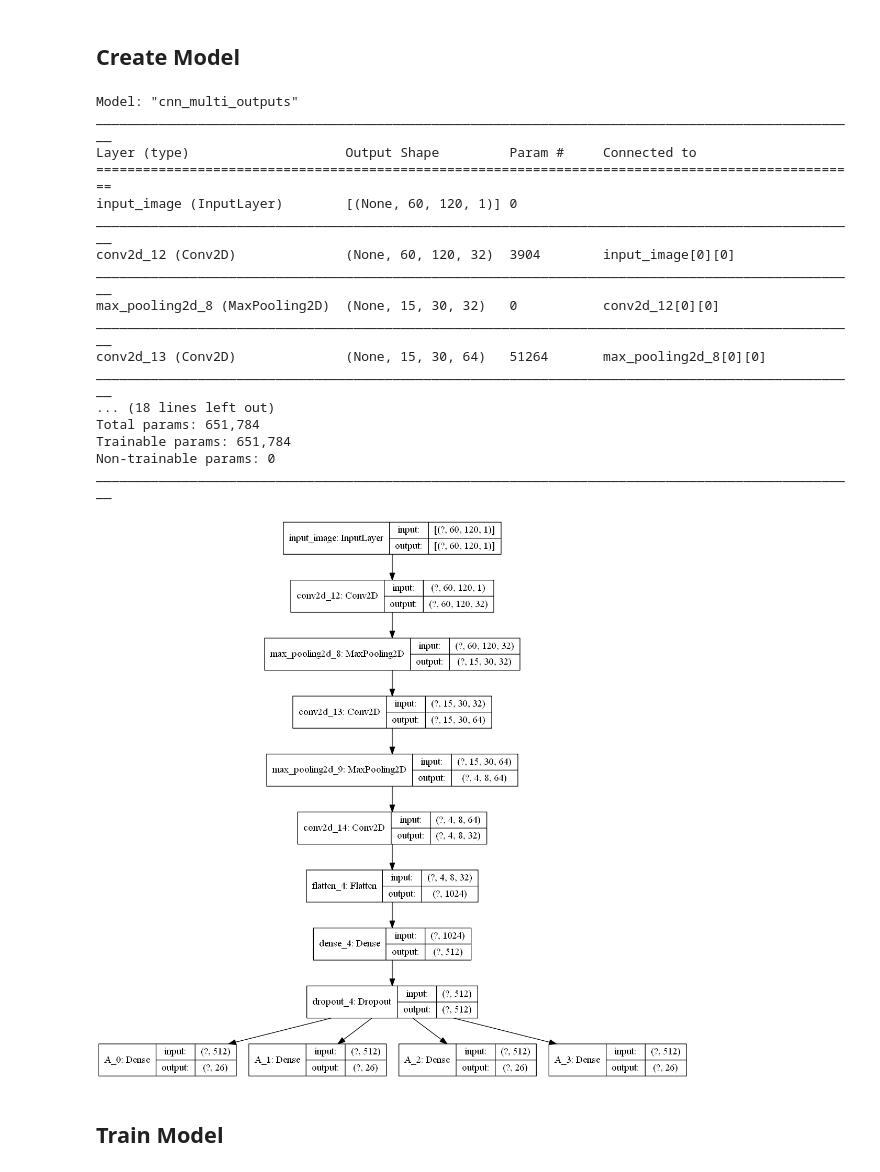
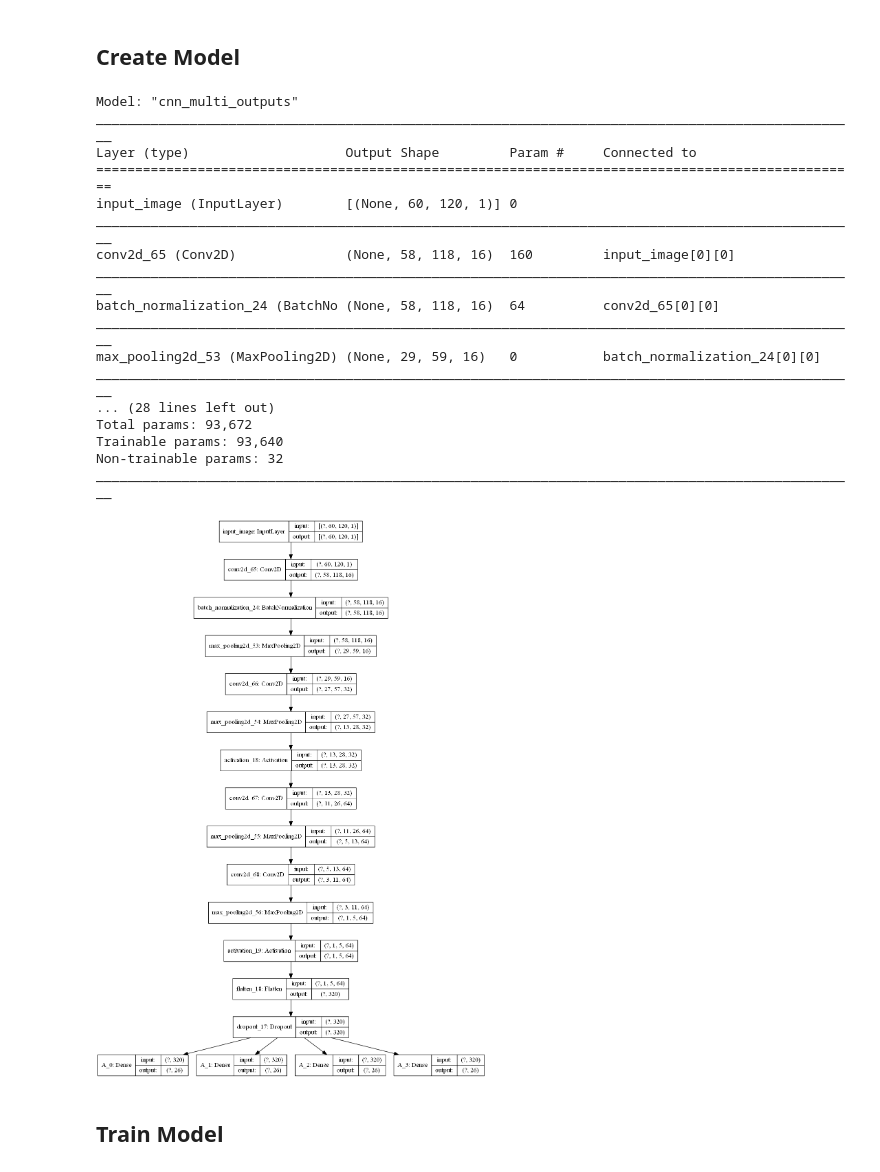
Before and after one commit to dothinking/ann-homework, a Jupyter notebook: captcha/2_cnn_multi_outputs.ipynb, the cells around one changed output. Drawn from its saved outputs; the diff is of its cells as text; code cells hidden in the pictures.

```diff
--- a/captcha/2_cnn_multi_outputs.ipynb
+++ b/captcha/2_cnn_multi_outputs.ipynb
@@ -15,31 +15,28 @@ def CNN_multi_outputs(image_shape, n_labels=4, n_class=26, name='captcha', outpu
     image_input = tf.keras.Input(shape=image_shape, name='input_image')
 
     # conv layer 1
-    x = tf.keras.layers.Conv2D(32, (11, 11), padding='same')(image_input)
-    x = tf.keras.layers.MaxPool2D((4, 4), padding='same')(x)
+    x = tf.keras.layers.Conv2D(16, (3, 3))(image_input)
+    x = tf.keras.layers.BatchNormalization()(x)
+    x = tf.keras.layers.MaxPool2D((2, 2))(x)
 
     # conv layer 2
-    x = tf.keras.layers.Conv2D(64, (5, 5), padding='same')(x)
-    x = tf.keras.layers.MaxPool2D((4, 4), padding='same')(x)
+    x = tf.keras.layers.Conv2D(32, (3, 3))(x)
+    x = tf.keras.layers.MaxPool2D((2, 2))(x)
+    x = tf.keras.layers.Activation('relu')(x)
 
     # conv layer 3
-    x = tf.keras.layers.Conv2D(32, (3, 3), padding='same')(x)
+    x = tf.keras.layers.Conv2D(64, (3, 3))(x)
+    x = tf.keras.layers.MaxPool2D((2, 2))(x)
 
-    # # conv layer 4
-    # x = tf.keras.layers.Conv2D(128, (3, 3), padding='same')(x)
+    # conv layer 4
+    x = tf.keras.layers.Conv2D(64, (3, 3))(x)
+    x = tf.keras.layers.MaxPool2D((2, 2))(x)
+    x = tf.keras.layers.Activation('relu')(x)
 
-    # # conv layer 5
-    # x = tf.keras.layers.Conv2D(64, (3, 7), padding='same')(x)
-    # x = tf.keras.layers.MaxPool2D((2, 2), padding='same')(x)
-
-    # dense layer 1
+    # dense layer
     x = tf.keras.layers.Flatten()(x) # flatten
-    x = tf.keras.layers.Dense(512, activation='relu')(x)
+#     x = tf.keras.layers.Dense(128, activation='relu')(x)
     x = tf.keras.layers.Dropout(0.5)(x)
-
-    # # dense layer 2
-    # x = tf.keras.layers.Dense(128, activation='relu')(x)
-    # x = tf.keras.layers.Dropout(0.5)(x)
 
     # outputs
     labels = [tf.keras.layers.Dense(n_class, name=f'{output_label}_{i}')(x) for i in range(n_labels)]
@@ -62,21 +59,21 @@ Layer (type)                    Output Shape         Param #     Connected to
 ==================================================================================================
 input_image (InputLayer)        [(None, 60, 120, 1)] 0
 __________________________________________________________________________________________________
-conv2d_12 (Conv2D)              (None, 60, 120, 32)  3904        input_image[0][0]
+conv2d_65 (Conv2D)              (None, 58, 118, 16)  160         input_image[0][0]
 __________________________________________________________________________________________________
-max_pooling2d_8 (MaxPooling2D)  (None, 15, 30, 32)   0           conv2d_12[0][0]
+batch_normalization_24 (BatchNo (None, 58, 118, 16)  64          conv2d_65[0][0]
 __________________________________________________________________________________________________
-conv2d_13 (Conv2D)              (None, 15, 30, 64)   51264       max_pooling2d_8[0][0]
+max_pooling2d_53 (MaxPooling2D) (None, 29, 59, 16)   0           batch_normalization_24[0][0]
 __________________________________________________________________________________________________
-... (18 lines left out)
-Total params: 651,784
-Trainable params: 651,784
-Non-trainable params: 0
+... (28 lines left out)
+Total params: 93,672
+Trainable params: 93,640
+Non-trainable params: 32
 __________________________________________________________________________________________________
 # %%
-tf.keras.utils.plot_model(model, 'cnn_multi_outputs.png', show_shapes=True)
+tf.keras.utils.plot_model(model, f'{model.name}.png', show_shapes=True)
 # %% [output]
-[figure, old version]
+[figure, new version]
 # %% [markdown]
 ## Train Model
 # %%
```
Also changed, not shown: parts of 1 cell of this notebook, 1 other file.
